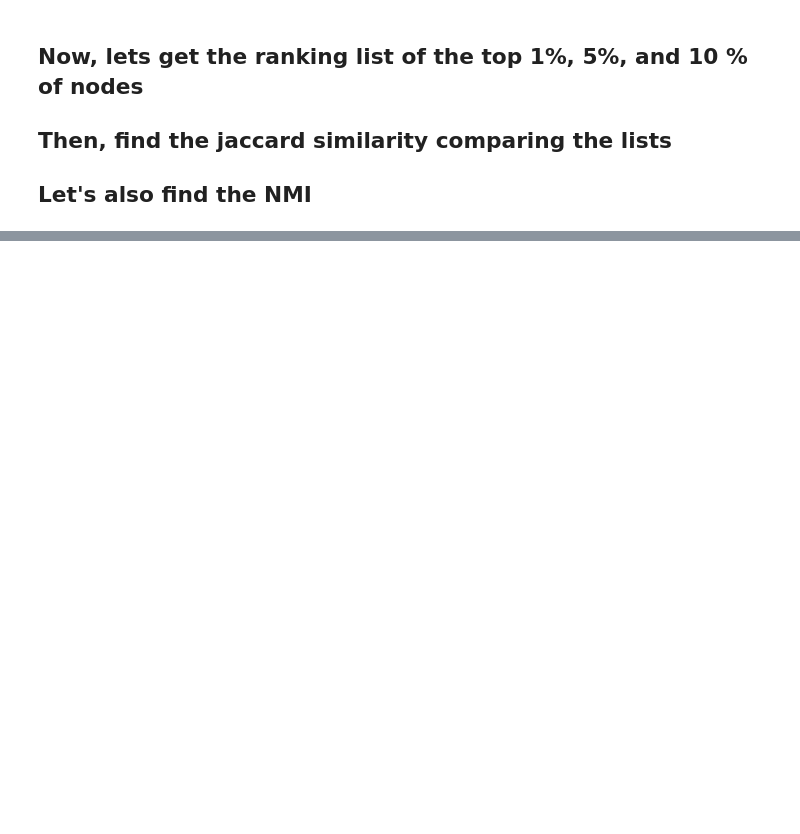
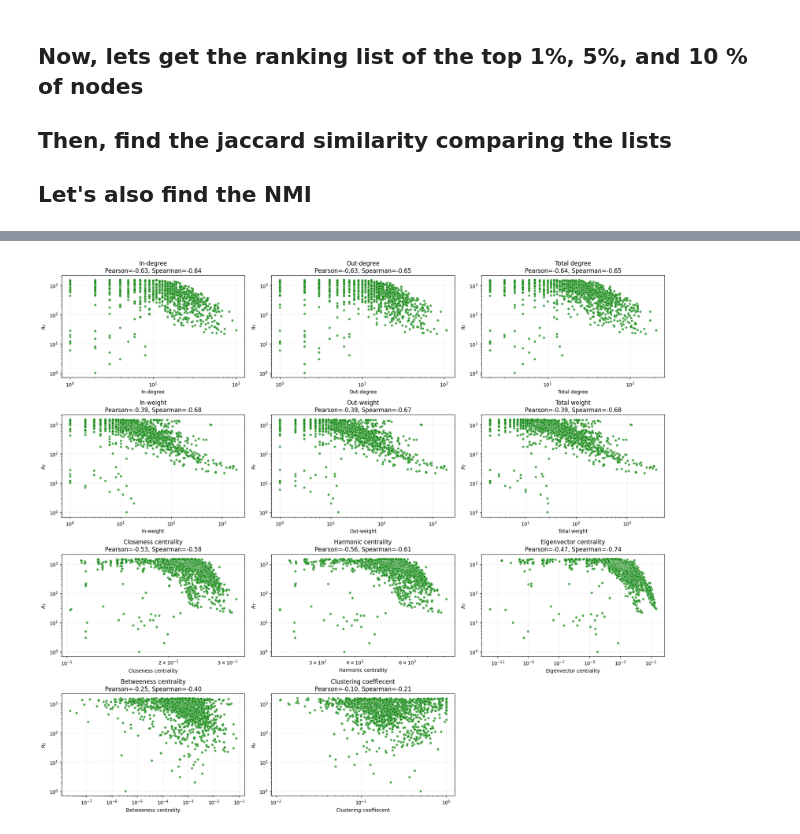
Before and after one commit to vakrao/sent, a Jupyter notebook: notebook/corr_rankings.ipynb, the cells around one changed output, grey strips where cells are left out. Cells and saved outputs as stored; diff of their text form; code cells hidden in the pictures; blank space fills up the shorter version.

```diff
--- a/notebook/corr_rankings.ipynb
+++ b/notebook/corr_rankings.ipynb
@@ -237,0 +656,76 @@ sent
+# %%
+# %% [markdown]
+# # Sentinel Ranking Analysis
+# This notebook visualizes how R_F varies with degree and centrality metrics.
+# It uses log–log scatter plots and displays both Pearson and Spearman correlations.
+
+# %%
+import pandas as pd
+import seaborn as sns
+import matplotlib.pyplot as plt
+from scipy.stats import pearsonr, spearmanr
+
+# Load the dataset
+df = pd.read_csv("sentinel_rank_table.csv")
+
+# Define metric columns and readable labels
+metric_map = {
+    "i_d": "In-degree",
+    "o_d": "Out-degree",
+    "d": "Total degree",
+    "i_w": "In-weight",
+    "o_w": "Out-weight",
+    "w": "Total weight",
+    "close": "Closeness centrality",
+    "harm": "Harmonic centrality",
+    "ev": "Eigenvector centrality",
+    'bc': "Betweeness centrality",
+    'clust':'Clustering coeffiecent'
+}
+
+# Ensure R_F is numeric
+df["R_I"] = pd.to_numeric(df["R_T"], errors="coerce")
+
+# Set up plotting grid
+cols = 3
+rows = (len(metric_map) + cols - 1) // cols
+plt.figure(figsize=(6 * cols, 4 * rows))
+
+# Generate scatter plots
+for i, (col, label) in enumerate(metric_map.items(), 1):
+    plt.subplot(rows, cols, i)
+
+    # Drop NA and filter positive values for log scaling
+    subdf = df[[col, "R_T"]].dropna()
+    subdf = subdf[(subdf[col] >= 0) & (subdf["R_T"] >= 0)]
+
+    # Compute correlations
+    pearson_corr, _ = pearsonr(subdf[col], subdf["R_T"])
+    spearman_corr, _ = spearmanr(subdf[col], subdf["R_T"])
+
+    # Plot
+    sns.scatterplot(x=subdf[col], y=subdf["R_T"], s=25, alpha=0.7,c="green")
+    plt.xscale("log")
+    plt.yscale("log")
+    plt.xlabel(label)
+    plt.ylabel(f"$R_T$")
+    plt.title(f"{label}\nPearson={pearson_corr:.2f}, Spearman={spearman_corr:.2f}")
+    plt.grid(True, linestyle="--", alpha=0.3)
+
+plt.tight_layout()
+plt.savefig("RT_vs_network_metrics_loglog.png", dpi=300, bbox_inches="tight")
+#plt.show()
+
+# %%
+# Optional: Display correlation table sorted by strongest Spearman correlation
+corrs = []
+for col, label in metric_map.items():
+    subdf = df[[col, "R_T"]].dropna()
+    subdf = subdf[(subdf[col] > 0) & (subdf["R_T"] > 0)]
+    pearson_corr, _ = pearsonr(subdf[col], subdf["R_T"])
+    spearman_corr, _ = spearmanr(subdf[col], subdf["R_T"])
+    corrs.append({"Metric": label, "Pearson": pearson_corr, "Spearman": spearman_corr})
+
+corr_df = pd.DataFrame(corrs).sort_values("Spearman", ascending=False)
+display(corr_df)
+# %% [output]
@@ -237,0 +744 @@ sent
+[figure, added]
```
Also changed, not shown: parts of 13 cells of this notebook.
